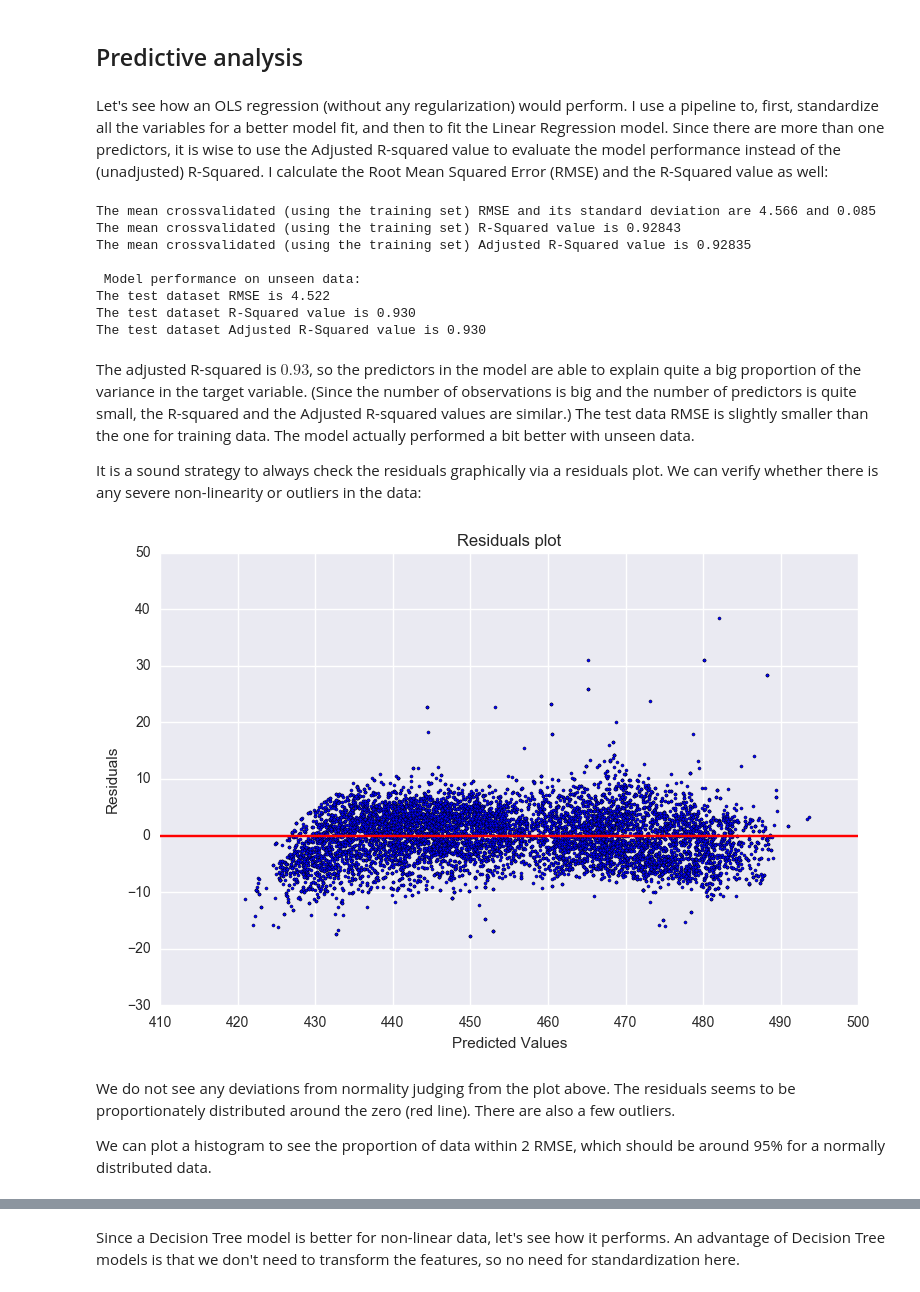
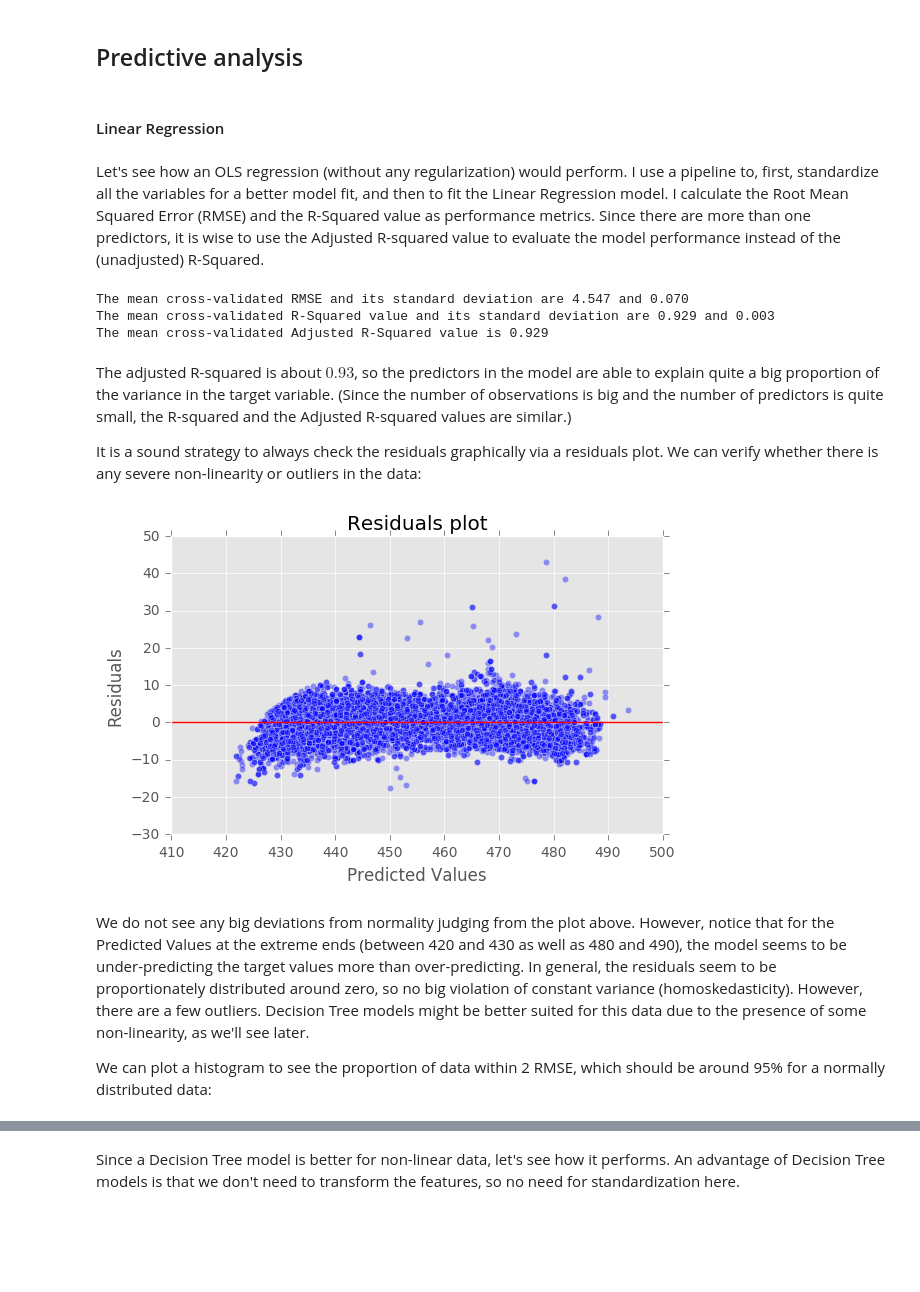
Before and after one commit to vosilov/Data-Science-Portfolio, a Jupyter notebook: Mediative/lab1_CS110x_for_Mediative_using_sklearn.ipynb, the cells around one changed output, grey strips where cells are left out. Cells and saved outputs as stored; diff of their text form; code cells hidden in the pictures; blank space fills up the shorter version.

```diff
--- a/Mediative/lab1_CS110x_for_Mediative_using_sklearn.ipynb
+++ b/Mediative/lab1_CS110x_for_Mediative_using_sklearn.ipynb
@@ -7,17 +11,16 @@ import requests
 from zipfile import ZipFile
 import io
 import matplotlib.pyplot as plt
-import seaborn as sns
 import matplotlib
 from sklearn.model_selection import train_test_split, cross_val_score, GridSearchCV
 from sklearn.pipeline import Pipeline
 from sklearn.preprocessing import StandardScaler
 from sklearn.metrics import mean_squared_error, r2_score
 from sklearn.linear_model import LinearRegression, Ridge, Lasso
-from sklearn.tree import DecisionTreeRegressor
+from sklearn.tree import DecisionTreeRegressor, export_graphviz
 from sklearn.ensemble import RandomForestRegressor
 
-#matplotlib.style.use('ggplot')
+matplotlib.style.use('ggplot')
 # %% [markdown]
 #### Load the dataset from the UCI archive:
 It's a zipped folder named _CCPP_ and contains the data in an excel file with xlsx format split into 5 sheets. I load it using pd.read_excel:
@@ -90,14 +93,12 @@ df2.describe()
 Let's graph the __Power Output__ (__PE__), which we're trying to predict, against the predictors:
 # %%
 plt.clf()
-sns.set_style("dark")
 plt.figure(1, size=(9, 15))
 for subplot, col in zip(range(221, 225), df2.columns):
     plt.subplot(subplot)
     plt.scatter(df2[col], df2['PE'], marker='.')
     plt.xlabel(col)
     plt.ylabel('Power Output')
-    plt.grid()
 plt.tight_layout()
 plt.show()
 # %% [output]
@@ -145,14 +146,15 @@ print(y_test.shape)
 (9568, 1)
 # %% [markdown]
 ## Predictive analysis
+# %% [markdown]
+#### Linear Regression
 # %% [markdown]
 Let's see how an OLS regression (without any regularization) would perform.
 I use a pipeline to, first, standardize all the variables for a better model fit, and then to fit the Linear Regression model.
-Since there are more than one predictors, it is wise to use the Adjusted R-squared value to evaluate the model performance instead of the (unadjusted) R-Squared. I calculate the Root Mean Squared Error (RMSE) and the R-Squared value as well:
+I calculate the Root Mean Squared Error (RMSE) and the R-Squared value as performance metrics. Since there are more than one predictors, it is wise to use the Adjusted R-squared value to evaluate the model performance instead of the (unadjusted) R-Squared.
 # %%
 pipeline = Pipeline([('scaler', StandardScaler()), ('lr', LinearRegression())])
 pipeline.fit(X_train, y_train)
-predicted_y_test = pipeline.predict(X_test)
 
 def adjusted_r2(r2, n, p):
     ''' Returns the Adjsted R-Squared value (float)
@@ -164,55 +166,51 @@ def adjusted_r2(r2, n, p):
     adj_r2 = r2 - (1 - r2) * (p / (n - p - 1))
     return adj_r2
 
-# 10-fold cross-validated RMSE and R-Squared
-rmse_cv = np.sqrt(-cross_val_score(pipeline, X_train, y_train, scoring='neg_mean_squared_error', cv=10))
+# 10-fold cross-validated RMSE and R-Squared:
+# the scoring metric used in sklearn is the negative of the Mean Squared Error,
+# so I take the absolute value and square root of that to get the RMSE.
+rmse_cv = np.sqrt(abs(cross_val_score(pipeline, X_train, y_train,
+                                   scoring='neg_mean_squared_error', cv=10)) )
 r2_cv = cross_val_score(pipeline, X_train, y_train, scoring='r2', cv=10)
 adj_r2_cv = adjusted_r2(r2=r2_cv.mean(), n=X_train.shape[0] / 10, p=X_train.shape[1])
 
-rmse_test = np.sqrt(mean_squared_error(y_test, predicted_y_test))
-r2_test = r2_score(y_test, predicted_y_test)
-adj_r2_test = adjusted_r2(r2=r2_test, n=X_test.shape[0], p=X_test.shape[1])
-
-print('The mean crossvalidated (using the training set) RMSE and its standard deviation are {:.3f} and {:.3f}'
+# Since the cross_val_score above does a 10 fold cross-validation and returns
+# a list of 10 RMSE and R-squared values, I take the mean of those and print out below:
+print('The mean cross-validated RMSE and its standard deviation are {:.3f} and {:.3f}'
       .format(rmse_cv.mean(), rmse_cv.std()))
-print('The mean crossvalidated (using the training set) R-Squared value is {:.5f}'.format(r2_cv.mean()))
-print('The mean crossvalidated (using the training set) Adjusted R-Squared value is {:.5f}'.format(adj_r2_cv))
-print('\n', 'Model performance on unseen data:')
-print('The test dataset RMSE is {:.3f}'.format(rmse_test))
-print('The test dataset R-Squared value is {:.3f}'.format(r2_test))
-print('The test dataset Adjusted R-Squared value is {:.3f}'.format(adj_r2_test))
+print('The mean cross-validated R-Squared value and its standard deviation are {:.3f} and {:.3f}'
+      .format(r2_cv.mean(), r2_cv.std()))
+print('The mean cross-validated Adjusted R-Squared value is {:.3f}'.format(adj_r2_cv))
 # %% [output]
-The mean crossvalidated (using the training set) RMSE and its standard deviation are 4.566 and 0.085
-The mean crossvalidated (using the training set) R-Squared value is 0.92843
-The mean crossvalidated (using the training set) Adjusted R-Squared value is 0.92835
-
- Model performance on unseen data:
-The test dataset RMSE is 4.522
-The test dataset R-Squared value is 0.930
-The test dataset Adjusted R-Squared value is 0.930
+The mean cross-validated RMSE and its standard deviation are 4.547 and 0.070
+The mean cross-validated R-Squared value and its standard deviation are 0.929 and 0.003
+The mean cross-validated Adjusted R-Squared value is 0.929
 # %% [markdown]
-The adjusted R-squared is $0.93$, so the predictors in the model are able to explain quite a big proportion of the variance in the target variable. (Since the number of observations is big and the number of predictors is quite small, the R-squared and the Adjusted R-squared values are similar.) The test data RMSE is slightly smaller than the one for training data. The model actually performed a bit better with unseen data.
+The adjusted R-squared is about $0.93$, so the predictors in the model are able to explain quite a big proportion of the variance in the target variable. (Since the number of observations is big and the number of predictors is quite small, the R-squared and the Adjusted R-squared values are similar.)
 
 It is a sound strategy to always check the residuals graphically via a residuals plot. We can verify whether there is any severe non-linearity or outliers in the data:
 # %%
+# Let's run the model on the test data set for the purpose of residual plot analysis:
+predicted_y_test = pipeline.predict(X_test)
+rmse_test = np.sqrt(mean_squared_error(y_test, predicted_y_test))
 resids = predicted_y_test.reshape(len(y_test), 1) - y_test
 
 plt.clf()
-plt.scatter(predicted_y_test, resids, s=5)
+plt.scatter(predicted_y_test, resids, alpha=0.4)
 plt.xlabel('Predicted Values')
 plt.ylabel('Residuals')
 plt.title('Residuals plot')
 plt.hlines(y=0, xmin=410, xmax=500, color='red')
-plt.grid()
 plt.tight_layout()
 plt.xlim([410, 500])
 plt.show()
 # %% [output]
-[figure, old version]
+[figure, new version]
 # %% [markdown]
-We do not see any deviations from normality judging from the plot above. The residuals seems to be proportionately distributed around the zero (red line). There are also a few outliers.
+We do not see any big deviations from normality judging from the plot above. However, notice that for the Predicted Values at the extreme ends (between 420 and 430 as well as 480 and 490), the model seems to be under-predicting the target values more than over-predicting.
+In general, the residuals seem to be proportionately distributed around zero, so no big violation of constant variance (homoskedasticity). However, there are a few outliers. Decision Tree models might be better suited for this data due to the presence of some non-linearity, as we'll see later.
 
-We can plot a histogram to see the proportion of data within 2 RMSE, which should be around 95% for a normally distributed data.
+We can plot a histogram to see the proportion of data within 2 RMSE, which should be around 95% for a normally distributed data:
 # %%
 within_rmse = resids / rmse_test
 plt.clf()
```
Also changed, not shown: parts of 48 cells of this notebook, 1 other file.
